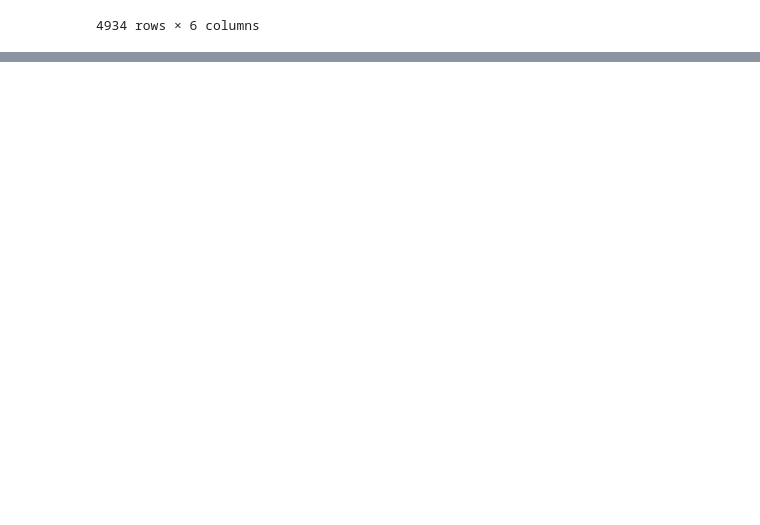
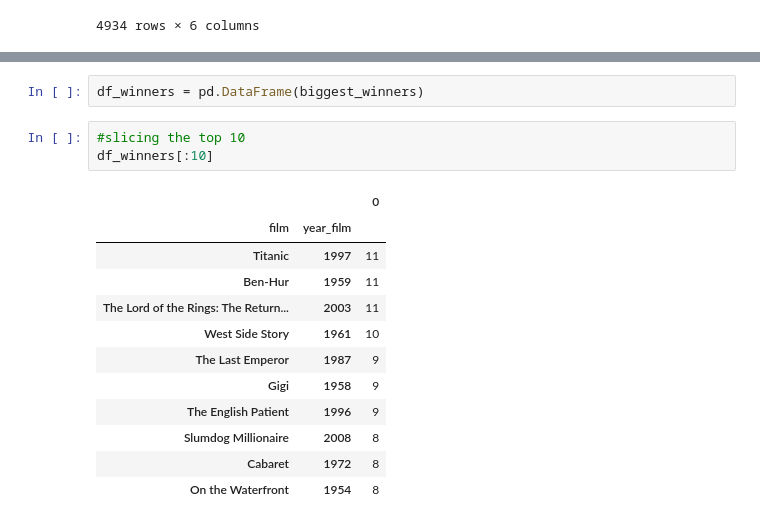
Before and after one commit to c-eggensperger/UCDPA_Oscar-Movie-Ratings, a Jupyter notebook: Oscar Movie Ratings Analysis.ipynb, the cells around one changed output, grey strips where cells are left out. Saved outputs shown, nothing was run; the diff lists cells and outputs as text; blank space fills up the shorter version.

```diff
--- a/Oscar Movie Ratings Analysis.ipynb
+++ b/Oscar Movie Ratings Analysis.ipynb
@@ -157,0 +179,18 @@ unique_movies.dropna()
+# %%
+df_winners = pd.DataFrame(biggest_winners)
+# %%
+#slicing the top 10
+df_winners[:10]
+# %% [output]
+|  |  | 0 |
+| film | year_film |  |
+| Titanic | 1997 | 11 |
+| Ben-Hur | 1959 | 11 |
+| The Lord of the Rings: The Return... | 2003 | 11 |
+| West Side Story | 1961 | 10 |
+| The Last Emperor | 1987 | 9 |
+| Gigi | 1958 | 9 |
+| The English Patient | 1996 | 9 |
+| Slumdog Millionaire | 2008 | 8 |
+| Cabaret | 1972 | 8 |
+| On the Waterfront | 1954 | 8 |
```
Also changed, not shown: parts of 7 cells of this notebook.
